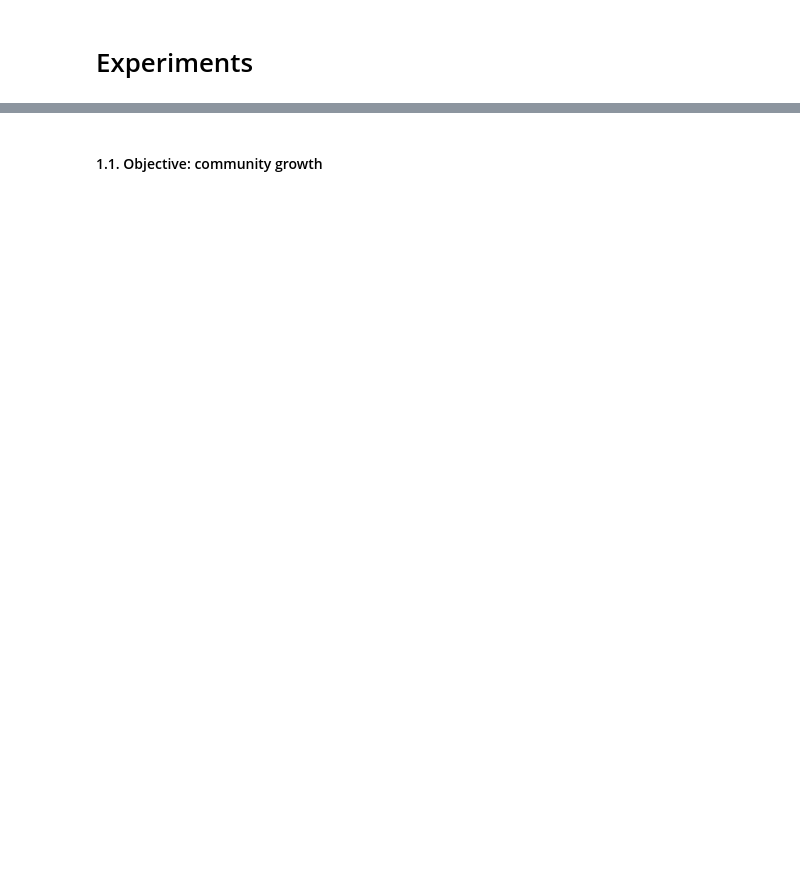
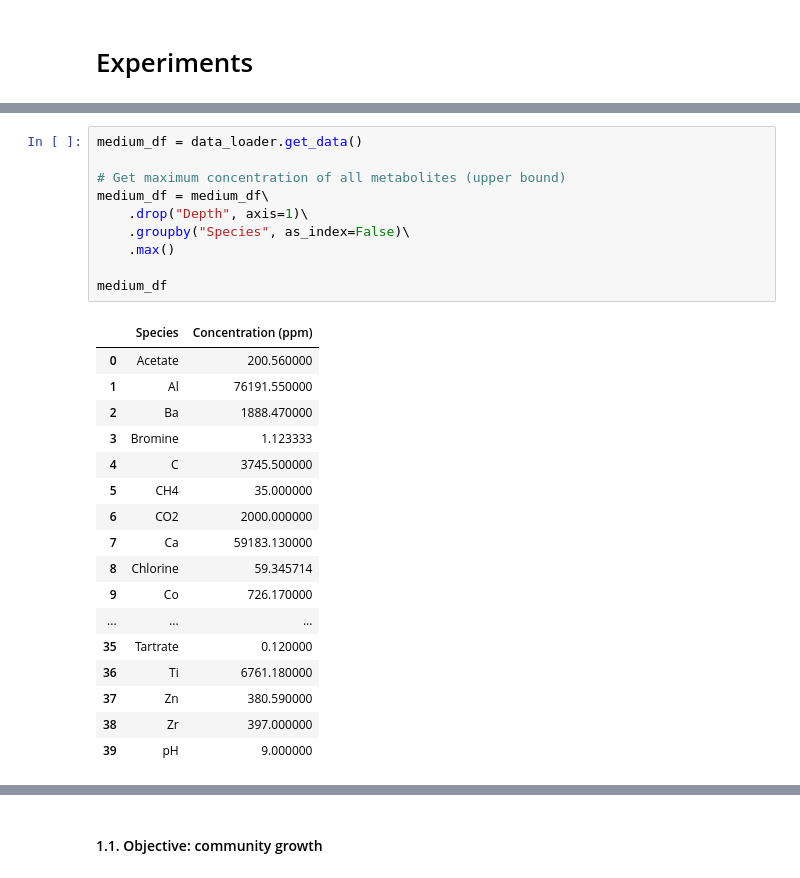
Before and after one commit to guillecg/mars-biofoundry, a Jupyter notebook: notebooks/03-MICOM.ipynb, the cells around one changed output, grey strips where cells are left out. Drawn from its saved outputs; the diff is of its cells as text; blank space fills up the shorter version.

```diff
--- a/notebooks/03-MICOM.ipynb
+++ b/notebooks/03-MICOM.ipynb
@@ -235,0 +253,28 @@ com.to_pickle(equal_abundances_path)
+# %%
+medium_df = data_loader.get_data()
+
+# Get maximum concentration of all metabolites (upper bound)
+medium_df = medium_df\
+    .drop("Depth", axis=1)\
+    .groupby("Species", as_index=False)\
+    .max()
+
+medium_df
+# %% [output]
+|  | Species | Concentration (ppm) |
+| 0 | Acetate | 200.560000 |
+| 1 | Al | 76191.550000 |
+| 2 | Ba | 1888.470000 |
+| 3 | Bromine | 1.123333 |
+| 4 | C | 3745.500000 |
+| 5 | CH4 | 35.000000 |
+| 6 | CO2 | 2000.000000 |
+| 7 | Ca | 59183.130000 |
+| 8 | Chlorine | 59.345714 |
+| 9 | Co | 726.170000 |
+| ... | ... | ... |
+| 35 | Tartrate | 0.120000 |
+| 36 | Ti | 6761.180000 |
+| 37 | Zn | 380.590000 |
+| 38 | Zr | 397.000000 |
+| 39 | pH | 9.000000 |
```
Also changed, not shown: parts of 11 cells of this notebook, 2 other files.
